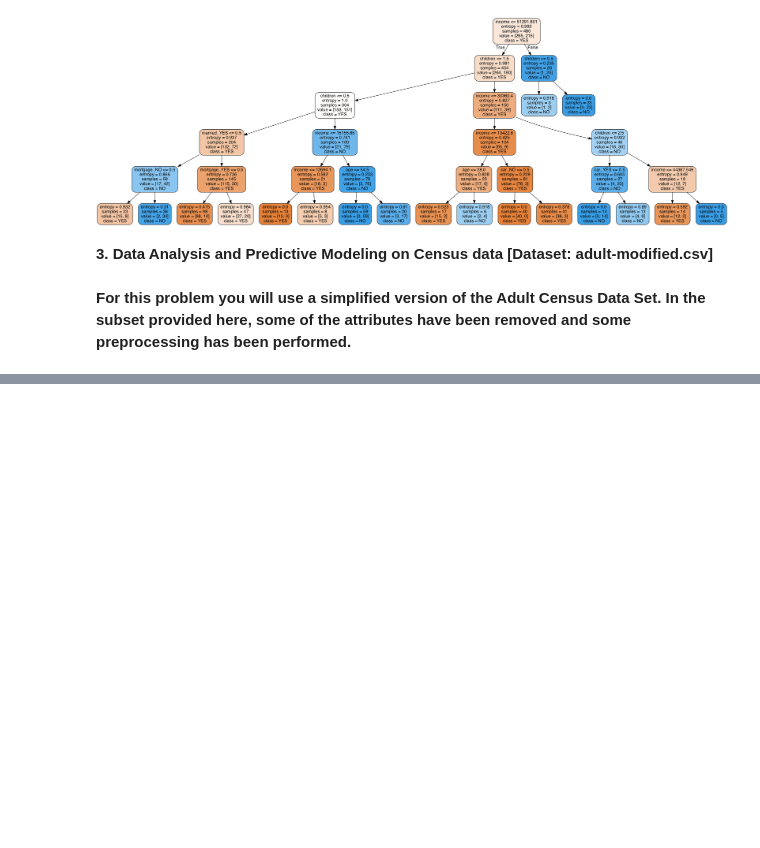
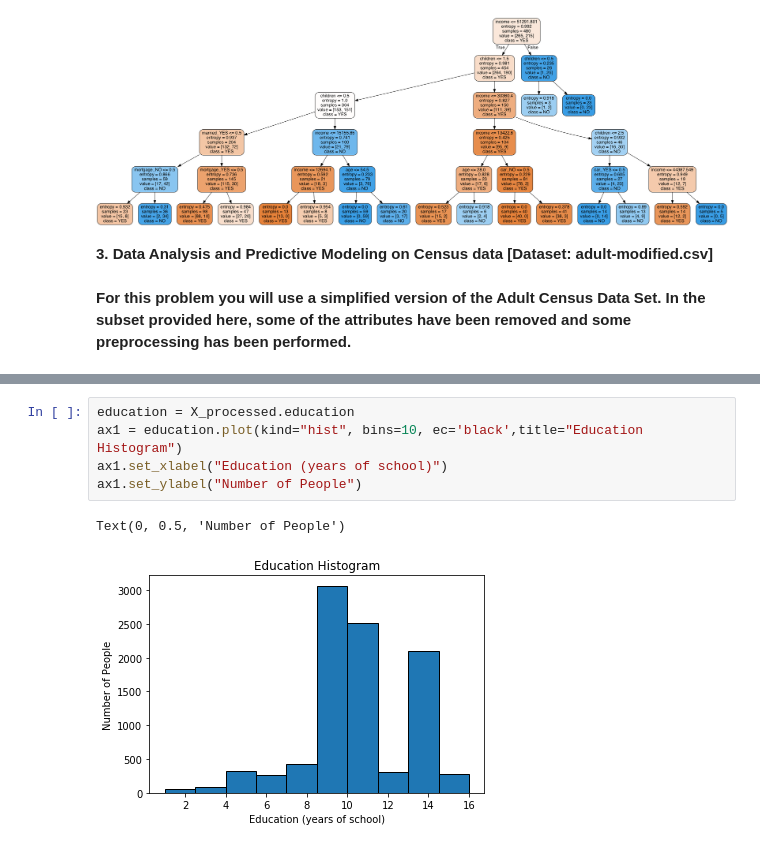
Before and after one commit to claytoncohn/DSC478, a Jupyter notebook: Jupyter/Assignment2.ipynb, the cells around one changed output, grey strips where cells are left out. Cells and saved outputs as stored; diff of their text form; blank space fills up the shorter version.

```diff
--- a/Jupyter/Assignment2.ipynb
+++ b/Jupyter/Assignment2.ipynb
@@ -729,0 +831,8 @@ __3. Data Analysis and Predictive Modeling on Census data [Dataset: adult-modifi
+# %%
+education = X_processed.education
+ax1 = education.plot(kind="hist", bins=10, ec='black',title="Education Histogram")
+ax1.set_xlabel("Education (years of school)")
+ax1.set_ylabel("Number of People")
+# %% [output]
+Text(0, 0.5, 'Number of People')
+[figure, added]
```
Also changed, not shown: parts of 15 cells of this notebook.
